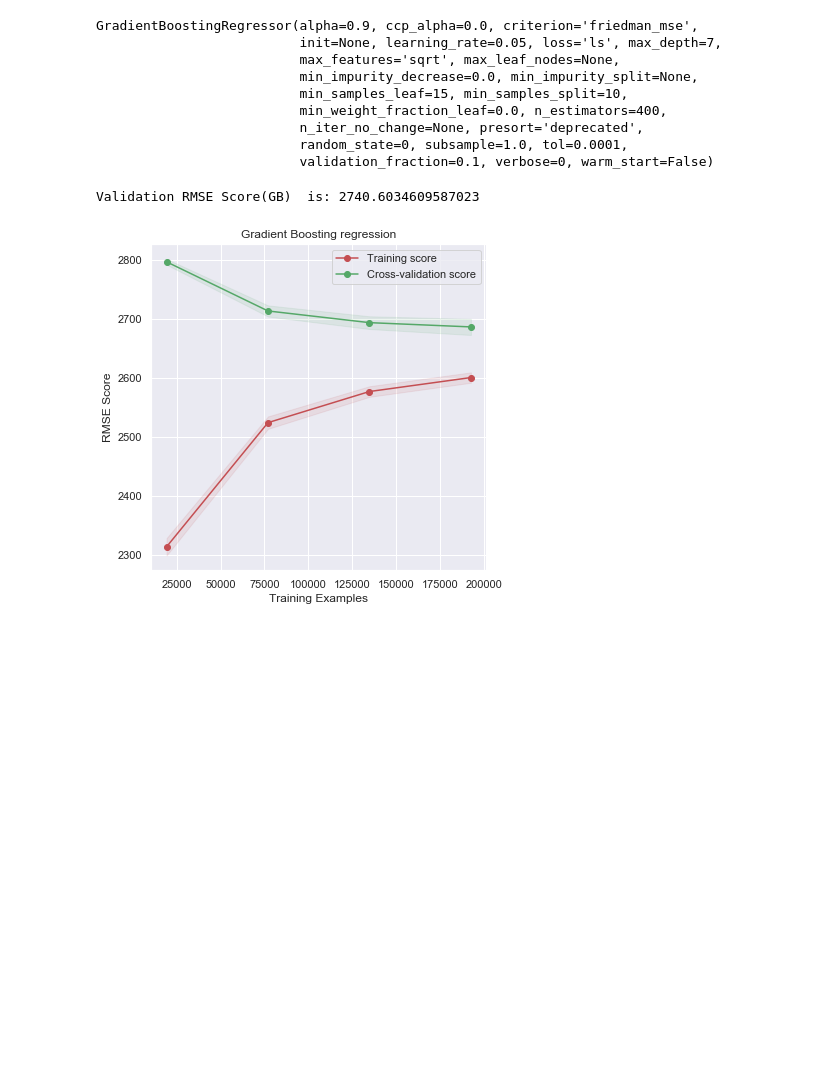
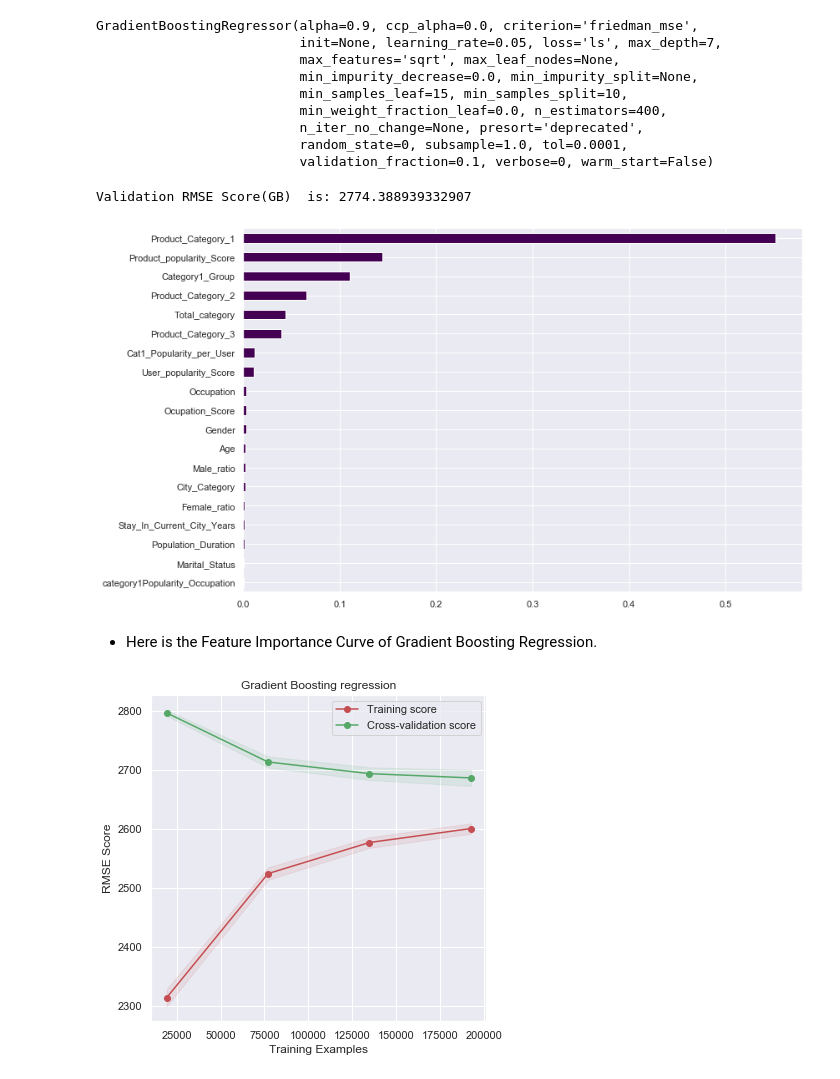
Before and after one commit to Sghosh1999/Sales_Prediction, a Jupyter notebook: Sayantan_Ghosh_11417_Black_Friday_sales.ipynb, the cells around one changed output. Drawn from its saved outputs; the diff is of its cells as text; code cells hidden in the pictures; blank space fills up the shorter version.

```diff
--- a/Sayantan_Ghosh_11417_Black_Friday_sales.ipynb
+++ b/Sayantan_Ghosh_11417_Black_Friday_sales.ipynb
@@ -1512,14 +1478,10 @@ def RMSE(model,X_train, Y_train, cv=5,n_jobs=-1):
 # %% [markdown]
 ### 7.1 Decision Tree Regressor
 # %%
-X_train_dt = Scaling_dataset(X_train_)
-X_validation_dt = Scaling_dataset(X_validation_)
-
-
 model_DT = DecisionTreeRegressor(max_depth=7,min_samples_split=10,random_state=0)
 
-model_DT.fit(X_train_dt,y_train_)
-y_pred = model_DT.predict(X_validation_dt)
+model_DT.fit(X_train_,y_train_)
+y_pred = model_DT.predict(X_validation_)
 rmse_model_DT = np.sqrt(mean_squared_error(y_pred, y_validation_))
 
 print(f"RMSE for DT Regression: {rmse_model_DT}")
@@ -1540,8 +1499,8 @@ print(f" Training RMSE(Cross validation) for Random forest Regression: {rmse_rf}
  Training RMSE(Cross validation) for Random forest Regression: 2807.4105752529745
 # %%
 #Predictions om Validation Set(Gradient Boosting)
-model_rf.fit(X_train_rf,y_train_)
-prediction_rf = model_rf.predict(X_validation_rf)
+model_rf.fit(X_train_,y_train_)
+prediction_rf = model_rf.predict(X_validation_)
 rmse_rf = np.sqrt(mean_squared_error(prediction_rf, y_validation_))
 print(f"Validation RMSE Score(RF)  is: {rmse_rf}")
 # %% [output]
@@ -1591,17 +1551,15 @@ plot_LearningCurve(model_rf,'Random Forest',X_train_,y_train_,cv=2,n_jobs=-1)
 # %%
 from sklearn.ensemble import ExtraTreesRegressor
 
-X_train_etr = Scaling_dataset(X_train_)
-X_validation_etr = Scaling_dataset(X_validation_)
 
 model_etr = ExtraTreesRegressor(bootstrap=False, max_features=0.8, min_samples_leaf=14, min_samples_split=15, n_estimators=300)
-rmse_etr = RMSE(model_etr,X_train_etr,y_train_)
+rmse_etr = RMSE(model_etr,X_train_,y_train_)
 print(f" Training RMSE(Cross validation) for Extra Trees Regression: {rmse_etr}")
 
 
 #Predictions om Validation Set(Gradient Boosting)
-model_etr.fit(X_train_etr,y_train_)
-prediction_etr = model_etr.predict(X_validation_etr)
+model_etr.fit(X_train_,y_train_)
+prediction_etr = model_etr.predict(X_validation_)
 rmse_etr_val = np.sqrt(mean_squared_error(prediction_etr, y_validation_))
 print(f"Validation RMSE Score(Extra Trees)  is: {rmse_etr_val}")
 # %% [output]
@@ -1639,7 +1602,7 @@ print(f"Training Cross validation RMSE Score(GB) is: {rmse_gb}")
 # %% [output]
 Training Cross validation RMSE Score(GB) is: 2689.640514686495
 # %%
-model_gb.fit(X_train_GB,y_train_)
+model_gb.fit(X_train_,y_train_)
 # %% [output]
 GradientBoostingRegressor(alpha=0.9, ccp_alpha=0.0, criterion='friedman_mse',
                           init=None, learning_rate=0.05, loss='ls', max_depth=7,
@@ -1652,11 +1615,22 @@ GradientBoostingRegressor(alpha=0.9, ccp_alpha=0.0, criterion='friedman_mse',
                           validation_fraction=0.1, verbose=0, warm_start=False)
 # %%
 #Predictions om Validation Set(Gradient Boosting)
-prediction_gb = model_gb.predict(X_validation_GB)
+prediction_gb = model_gb.predict(X_validation_)
 rmse_gb_val = np.sqrt(mean_squared_error(prediction_gb, y_validation_))
 print(f"Validation RMSE Score(GB)  is: {rmse_gb_val}")
 # %% [output]
-Validation RMSE Score(GB)  is: 2740.6034609587023
+Validation RMSE Score(GB)  is: 2774.388939332907
+# %%
+#Feature Importance Curve
+fig = plt.figure(figsize=(12,8))
+model_gb.feature_importances_
+feat_importances_gb = pd.Series(model_gb.feature_importances_, index=X_train_.columns)
+feat_importances_gb.sort_values(ascending=True).plot(kind='barh',cmap='viridis')
+plt.show()
+# %% [output]
+[figure, added]
+# %% [markdown]
+* Here is the Feature Importance Curve of Gradient Boosting Regression.
 # %%
 plot_LearningCurve(model_gb,'Gradient Boosting regression',X_train_GB,y_train_,cv=2,n_jobs=-1)
 # %% [output]
```
Also changed, not shown: parts of 74 cells of this notebook.
